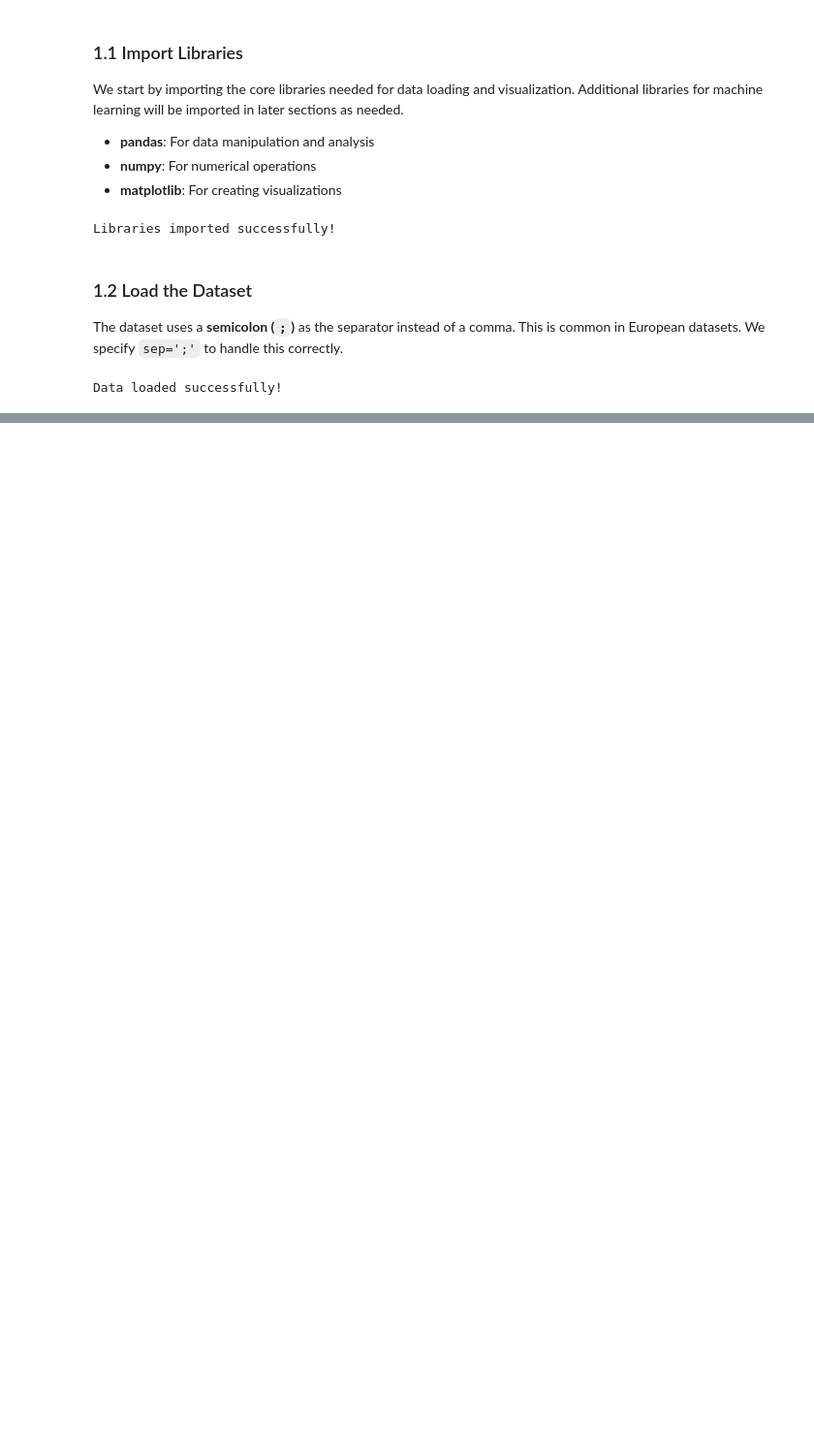
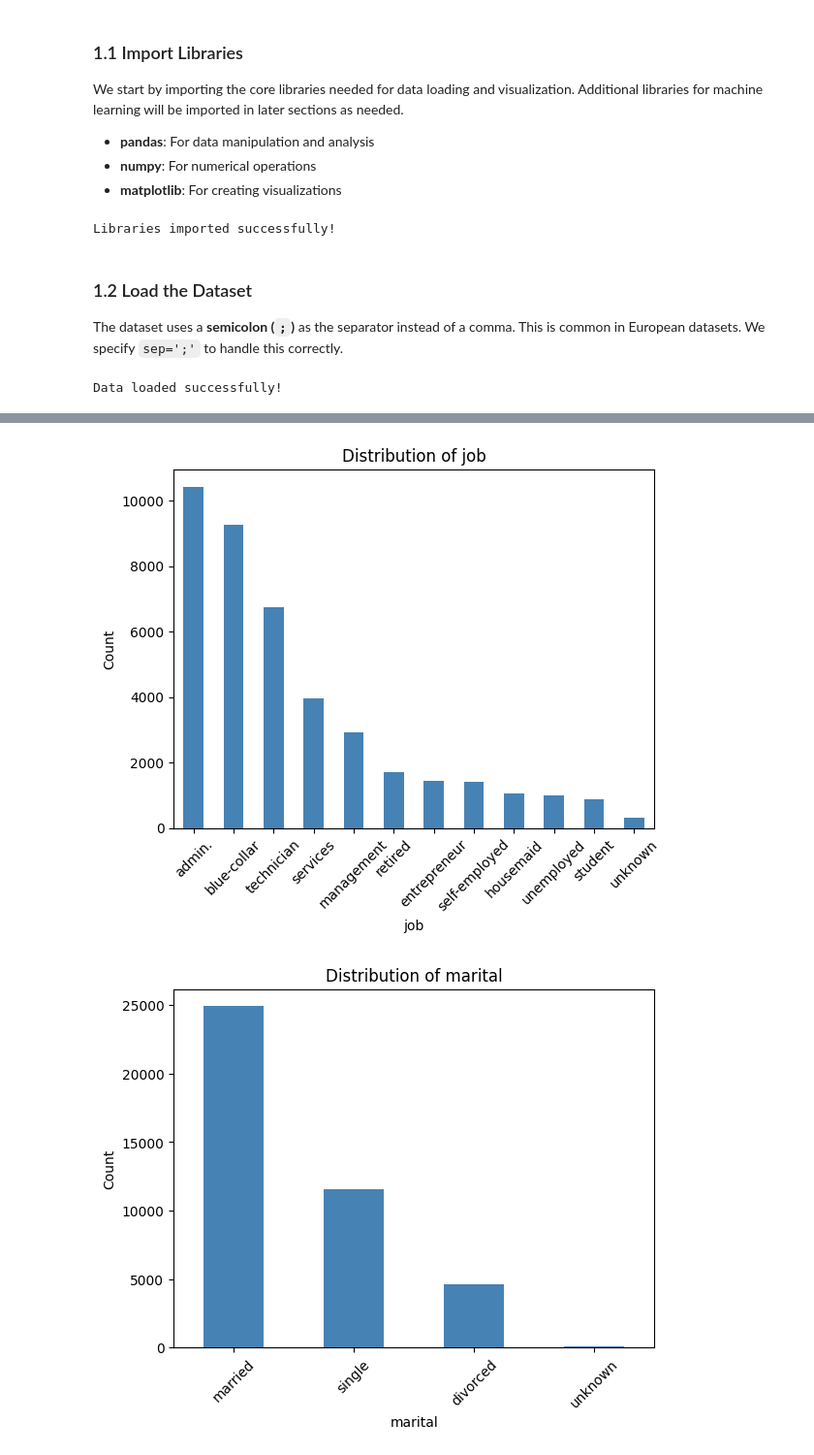
Before and after one commit to alirezasamea/data-analytics-portfolio, a Jupyter notebook: Python/Bank Marketing Classification/bank_marketing_classification.ipynb, the cells around one changed output, grey strips where cells are left out. Shown at 97% size. Saved outputs shown, nothing was run; the diff lists cells and outputs as text; code cells hidden in the pictures; blank space fills up the shorter version.

```diff
--- a/Python/Bank Marketing Classification/bank_marketing_classification.ipynb
+++ b/Python/Bank Marketing Classification/bank_marketing_classification.ipynb
@@ -68,0 +268,11 @@ Data loaded successfully!
+# %%
+for col in df.describe(include='object').columns:
+    df[col].value_counts().plot(kind='bar', color='steelblue')
+    plt.title(f'Distribution of {col}')
+    plt.xlabel(col)
+    plt.ylabel('Count')
+    plt.xticks(rotation=45)
+    plt.show()
+# %% [output]
+[figure, added]
+[figure, added]
```
Also changed, not shown: parts of 34 cells of this notebook.
